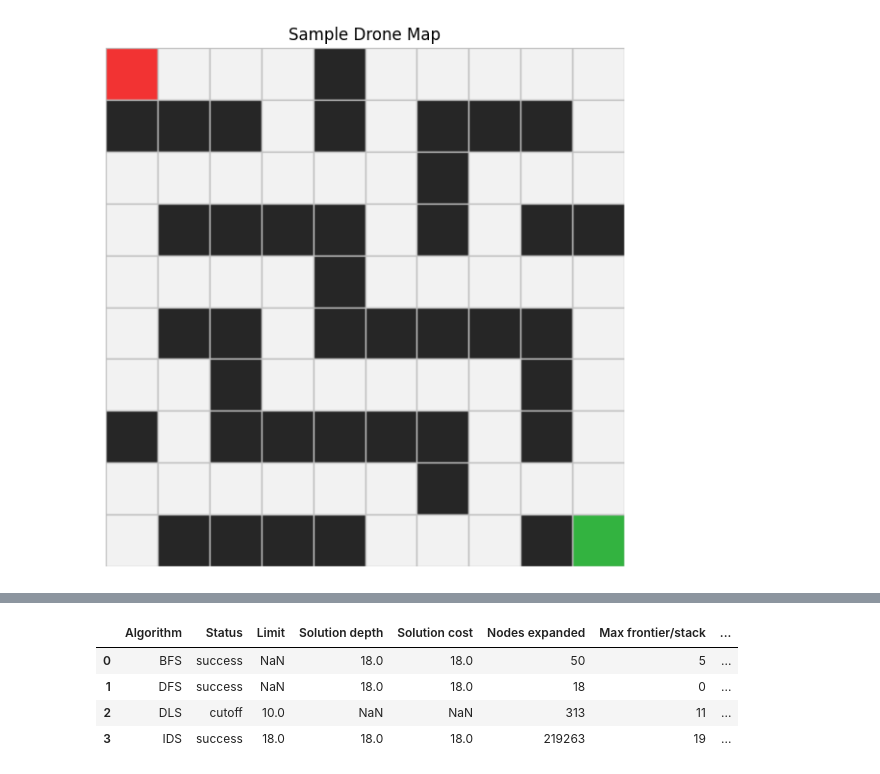
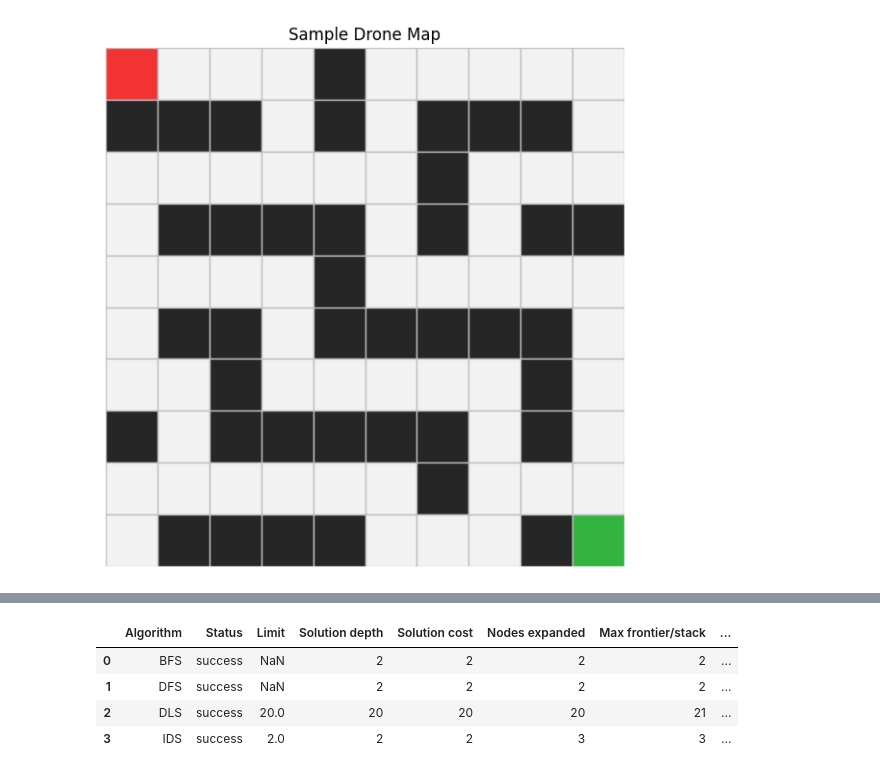
Before and after one commit to Phyron-gif/intro_to_ai_lab1, a Jupyter notebook: notebook/lab1A.ipynb, the cells around one changed output, grey strips where cells are left out. Drawn from its saved outputs; the diff is of its cells as text; code cells hidden in the pictures.

```diff
--- a/notebook/workspace.ipynb
+++ b/notebook/lab1A.ipynb
@@ -553,28 +605,31 @@ class IterativeDeepeningSearch(SearchAlgorithm):
 # %%
-bfs = BreadthFirstSearch()
-dfs = DepthFirstSearch()
-dls = DepthLimitedSearch()
-ids = IterativeDeepeningSearch()
+# TODO10:
+# Create your first custom map here.
 
-results = [
-    bfs.search(problem),
-    dfs.search(problem),
-    dls.search(problem, limit=10),
-    ids.search(problem, max_depth=30),
+custom_grid_1 = [
+    [0,0,0],
+    [0,0,0],
+    [1,0,1]
 ]
 
-#
+custom_start_1 = (0,0)
+custom_goal_1 = (1,1)
 
 
 
-
-
-
-show_results(results)
+#xample after completing:
+custom_problem_1 = GridProblem(custom_grid_1, custom_start_1, custom_goal_1)
+custom_results_1 = [
+   bfs.search(custom_problem_1),
+   dfs.search(custom_problem_1),
+   dls.search(custom_problem_1, limit=20),
+   ids.search(custom_problem_1, max_depth=40),
+]
+show_results(custom_results_1)
 # %% [output]
 |  | Algorithm | Status | Limit | Solution depth | Solution cost | Nodes expanded | Max frontier/stack | ... |
-| 0 | BFS | success | NaN | 18.0 | 18.0 | 50 | 5 | ... |
-| 1 | DFS | success | NaN | 18.0 | 18.0 | 18 | 0 | ... |
-| 2 | DLS | cutoff | 10.0 | NaN | NaN | 313 | 11 | ... |
-| 3 | IDS | success | 18.0 | 18.0 | 18.0 | 219263 | 19 | ... |
+| 0 | BFS | success | NaN | 2 | 2 | 2 | 2 | ... |
+| 1 | DFS | success | NaN | 2 | 2 | 2 | 2 | ... |
+| 2 | DLS | success | 20.0 | 20 | 20 | 20 | 21 | ... |
+| 3 | IDS | success | 2.0 | 2 | 2 | 3 | 3 | ... |
 # %%
```
Also changed, not shown: parts of 10 cells of this notebook.
